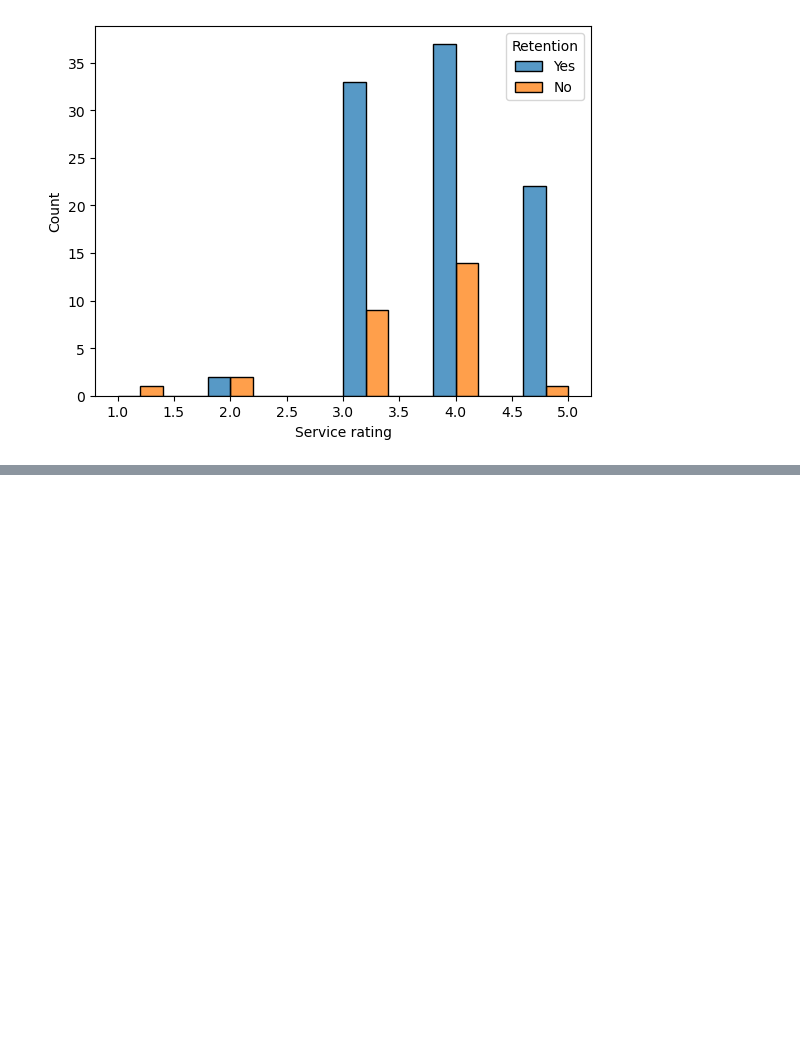
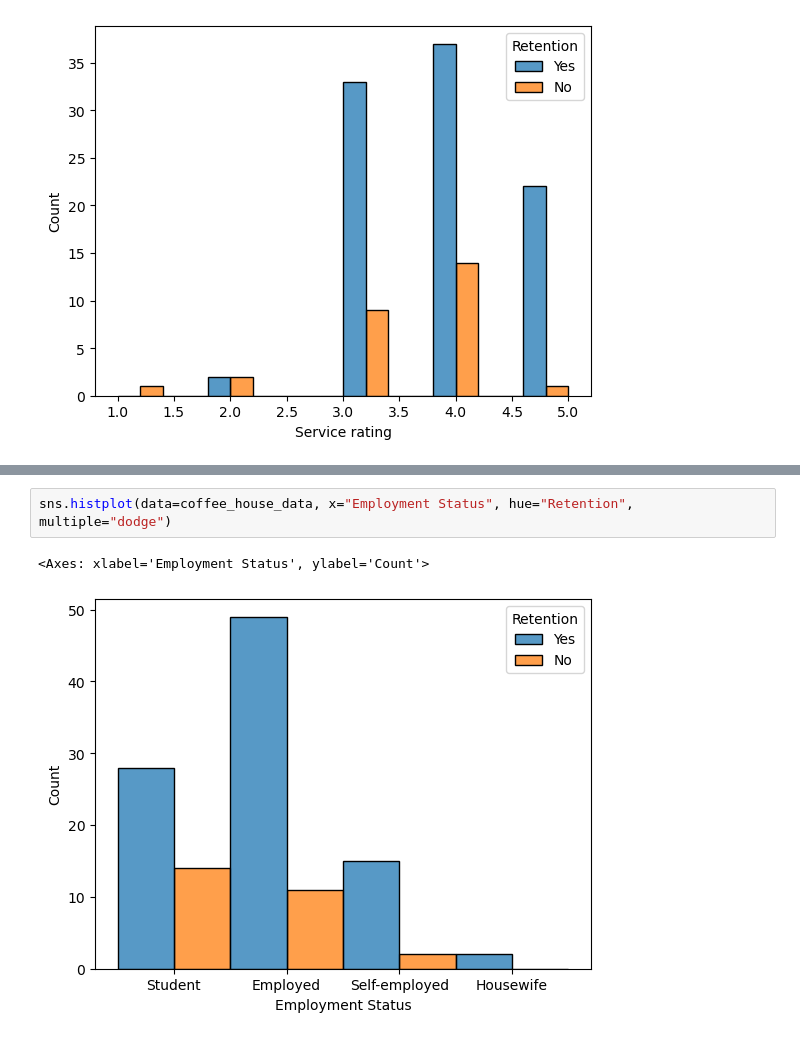
Before and after one commit to Joakimanochie/Data_analytics, a Jupyter notebook: Coffee house retention analysis.ipynb, the cells around one changed output, grey strips where cells are left out. Saved outputs shown, nothing was run; the diff lists cells and outputs as text; blank space fills up the shorter version.

```diff
--- a/Coffee house retention analysis.ipynb
+++ b/Coffee house retention analysis.ipynb
@@ -359,0 +365,5 @@ sns.histplot(data=coffee_house_data, x="Service rating", hue="Retention", multip
+# %%
+sns.histplot(data=coffee_house_data, x="Employment Status", hue="Retention", multiple="dodge")
+# %% [output]
+<Axes: xlabel='Employment Status', ylabel='Count'>
+[figure, added]
```
Also changed, not shown: parts of 2 cells of this notebook, 4 other files.
